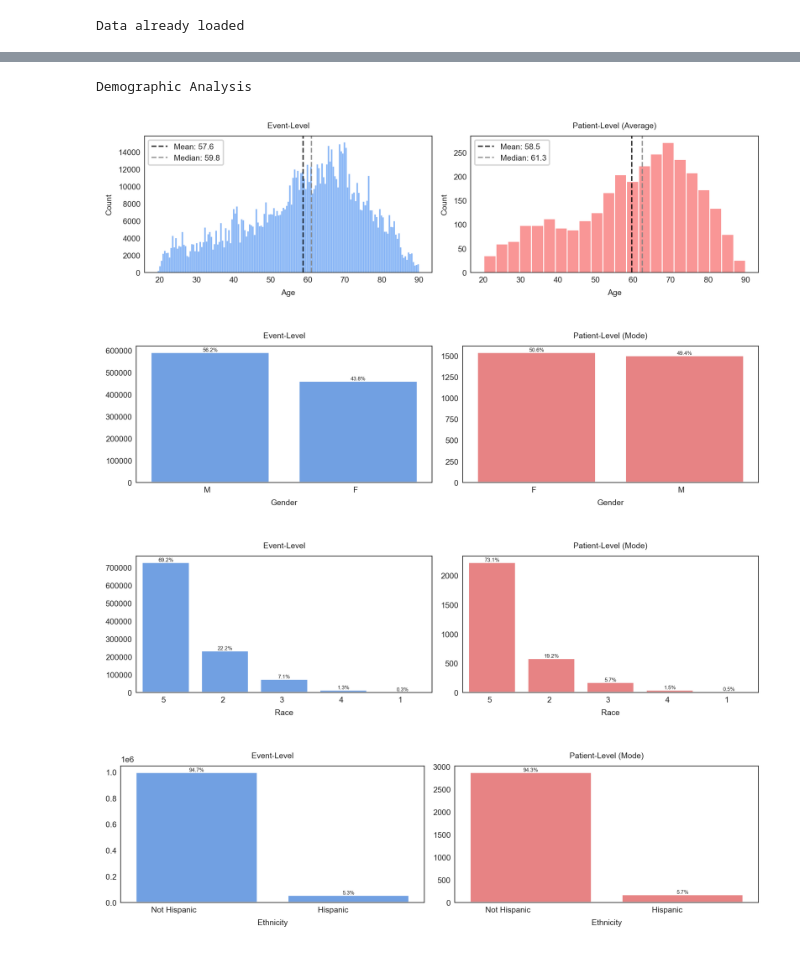
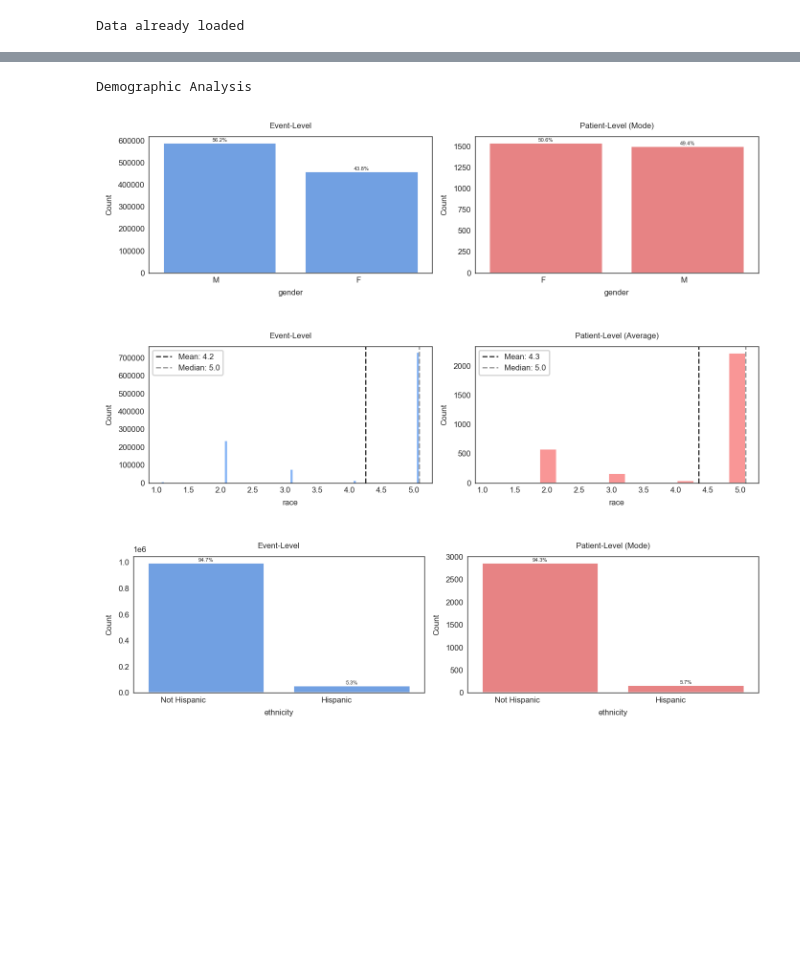
Before and after one commit to aashnapshah/setpoint, a Jupyter notebook: notebooks/data_viz.ipynb, the cells around one changed output, grey strips where cells are left out. Cells and saved outputs as stored; diff of their text form; code cells hidden in the pictures; blank space fills up the shorter version.

```diff
--- a/notebooks/data_viz.ipynb
+++ b/notebooks/data_viz.ipynb
@@ -58,7 +52,6 @@ UsageError: CWD no longer exists - please use %cd to change directory.
 # %%
-# Load your data only if not already loaded
 if 'df' not in locals():
-    df = pd.read_csv('data/combined_subject_cbc_events.csv')
+    df = pd.read_csv('../data/combined_subject_cbc_events.csv')
     print("Loading data...")
 else:
     print("Data already loaded")
@@ -75,10 +145,7 @@ def analyze_variable(df: pd.DataFrame, variable: str):
     fig, (ax1, ax2) = plt.subplots(1, 2)
 
     if pd.api.types.is_numeric_dtype(df[variable]):
-        # Get statistics for all events
         all_stats = df[variable].describe()
-
-        # Get patient-level averages
         patient_means = df.groupby('subject_id')[variable].mean()
         patient_stats = patient_means.describe()
 
@@ -100,14 +167,13 @@ def analyze_variable(df: pd.DataFrame, variable: str):
         ax2.set_title('Patient-Level (Average)')
         ax2.legend(loc='upper left')
 
-    else:
-        # For categorical variables
-        # Left plot: All events
+    else: # For categorical variables
         all_counts = df[variable].value_counts()
         total_events = len(df)
 
         sns.barplot(x=all_counts.index, y=all_counts.values, ax=ax1)
         ax1.set_title('Event-Level')
+        ax1.set_ylabel('Count')
 
         # Add percentage labels
         for i, v in enumerate(all_counts.values):
@@ -122,6 +188,7 @@ def analyze_variable(df: pd.DataFrame, variable: str):
 
         sns.barplot(x=patient_counts.index, y=patient_counts.values, ax=ax2, color=palette[2])
         ax2.set_title('Patient-Level (Mode)')
+        ax2.set_ylabel('Count')
 
         # Add percentage labels
         for i, v in enumerate(patient_counts.values):
@@ -131,12 +198,10 @@ def analyze_variable(df: pd.DataFrame, variable: str):
     # Common settings for both plots
     for ax in [ax1, ax2]:
         plt.setp(ax.xaxis.get_majorticklabels(), ha='right')
-        #ax.set_xlabel('')
-        #ax.set_ylabel('')
 
     if variable == 'numeric_value':
         variable = df['code'].unique()[0]
-    if variable == 'BMI_category':
+    if variable == 'BMI_category' or variable == 'Race':
         variable = 'BMI Category'
         ax1.set_xticklabels(ax1.get_xticklabels(), rotation=45, ha='right')
         ax2.set_xticklabels(ax2.get_xticklabels(), rotation=45, ha='right')
@@ -146,18 +211,15 @@ def analyze_variable(df: pd.DataFrame, variable: str):
 # %%
 
 # Demographic analysis
 print("\nDemographic Analysis")
-for feature in ['Age', 'Gender', 'Race', 'Ethnicity']:
-    df['Race'] = df['Race'].astype(str)
-
+for feature in ['gender', 'race', 'ethnicity']:
     fig, (ax1, ax2) = analyze_variable(df, feature)
     plt.show()
 # %% [output]
 Demographic Analysis
-[figure, old version]
+[figure, new version]
-[figure, old version]
+[figure, new version]
-[figure, old version]
+[figure, new version]
-[figure, removed]
 # %%
 print("\nBMI Analysis")
 for feature in ['BMI', 'BMI_category']:
```
Also changed, not shown: parts of 17 cells of this notebook, 9 other files.
